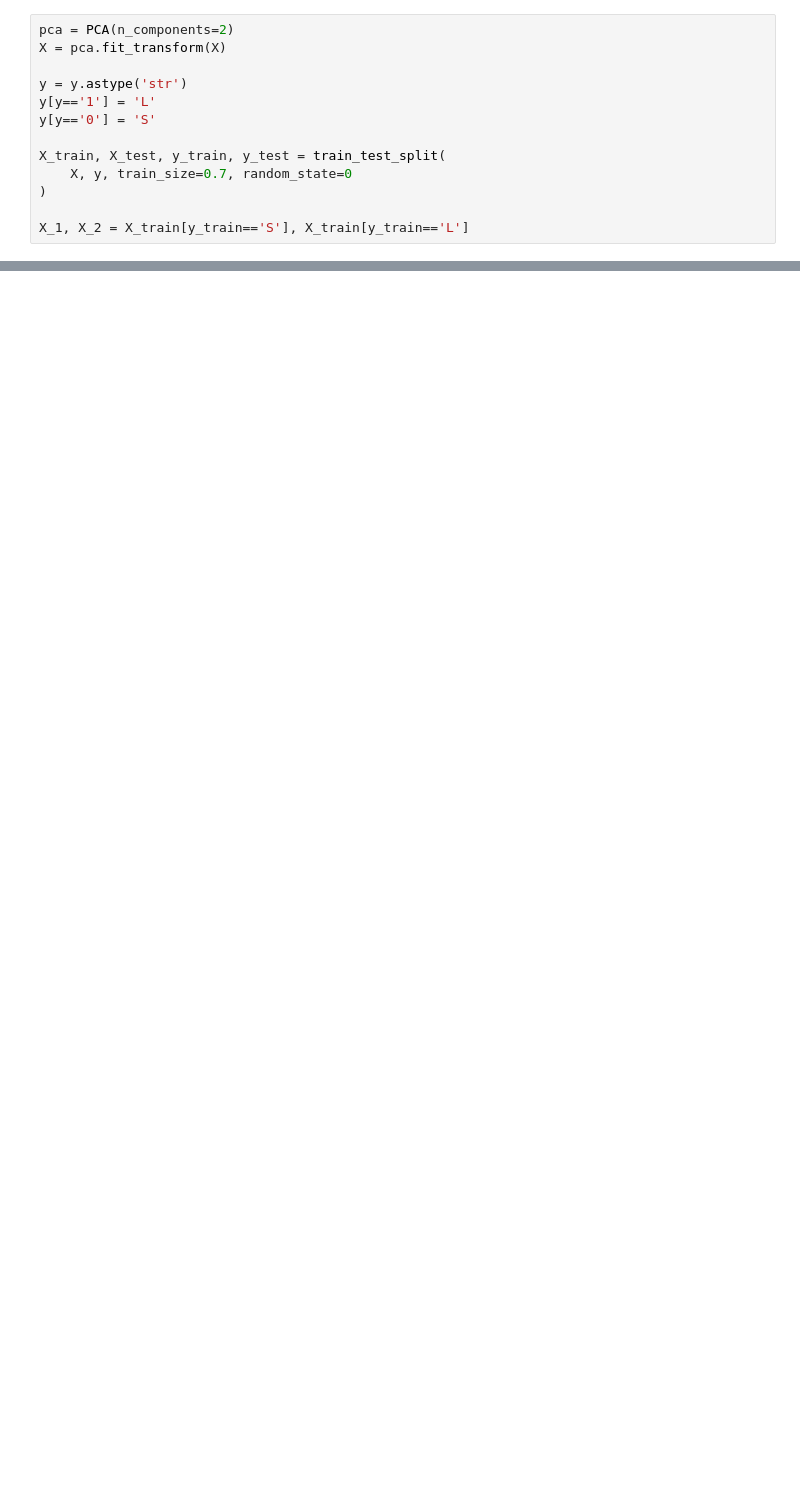
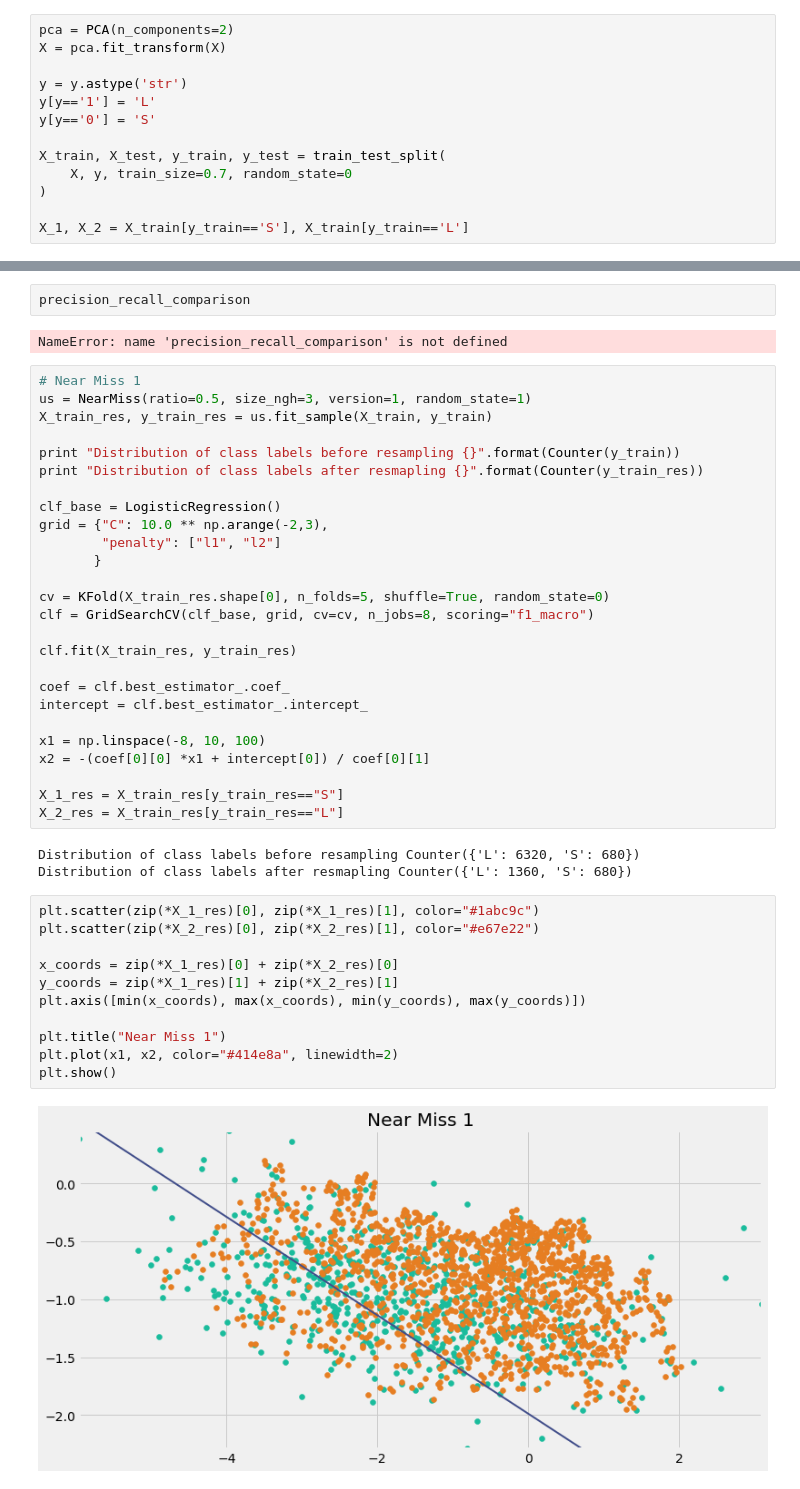
Before and after one commit to nicolecvaldez/unbalanced-datasets-in-classification, a Jupyter notebook: recreating.ipynb, the cells around one changed output, grey strips where cells are left out. Cells and saved outputs as stored; diff of their text form; blank space fills up the shorter version.

```diff
--- a/recreating.ipynb
+++ b/recreating.ipynb
@@ -109,0 +208,46 @@ coef[0][1]
+# %%
+precision_recall_comparison
+# %% [output]
+NameError: name 'precision_recall_comparison' is not defined
+# %%
+# Near Miss 1
+us = NearMiss(ratio=0.5, size_ngh=3, version=1, random_state=1)
+X_train_res, y_train_res = us.fit_sample(X_train, y_train)
+
+print "Distribution of class labels before resampling {}".format(Counter(y_train))
+print "Distribution of class labels after resmapling {}".format(Counter(y_train_res))
+
+clf_base = LogisticRegression()
+grid = {"C": 10.0 ** np.arange(-2,3),
+        "penalty": ["l1", "l2"]
+       }
+
+cv = KFold(X_train_res.shape[0], n_folds=5, shuffle=True, random_state=0)
+clf = GridSearchCV(clf_base, grid, cv=cv, n_jobs=8, scoring="f1_macro")
+
+clf.fit(X_train_res, y_train_res)
+
+coef = clf.best_estimator_.coef_
+intercept = clf.best_estimator_.intercept_
+
+x1 = np.linspace(-8, 10, 100)
+x2 = -(coef[0][0] *x1 + intercept[0]) / coef[0][1]
+
+X_1_res = X_train_res[y_train_res=="S"]
+X_2_res = X_train_res[y_train_res=="L"]
+# %% [output]
+Distribution of class labels before resampling Counter({'L': 6320, 'S': 680})
+Distribution of class labels after resmapling Counter({'L': 1360, 'S': 680})
+# %%
+plt.scatter(zip(*X_1_res)[0], zip(*X_1_res)[1], color="#1abc9c")
+plt.scatter(zip(*X_2_res)[0], zip(*X_2_res)[1], color="#e67e22")
+
+x_coords = zip(*X_1_res)[0] + zip(*X_2_res)[0]
+y_coords = zip(*X_1_res)[1] + zip(*X_2_res)[1]
+plt.axis([min(x_coords), max(x_coords), min(y_coords), max(y_coords)])
+
+plt.title("Near Miss 1")
+plt.plot(x1, x2, color="#414e8a", linewidth=2)
+plt.show()
+# %% [output]
+[figure, added]
```
Also changed, not shown: parts of 18 cells of this notebook, 14 other files.
